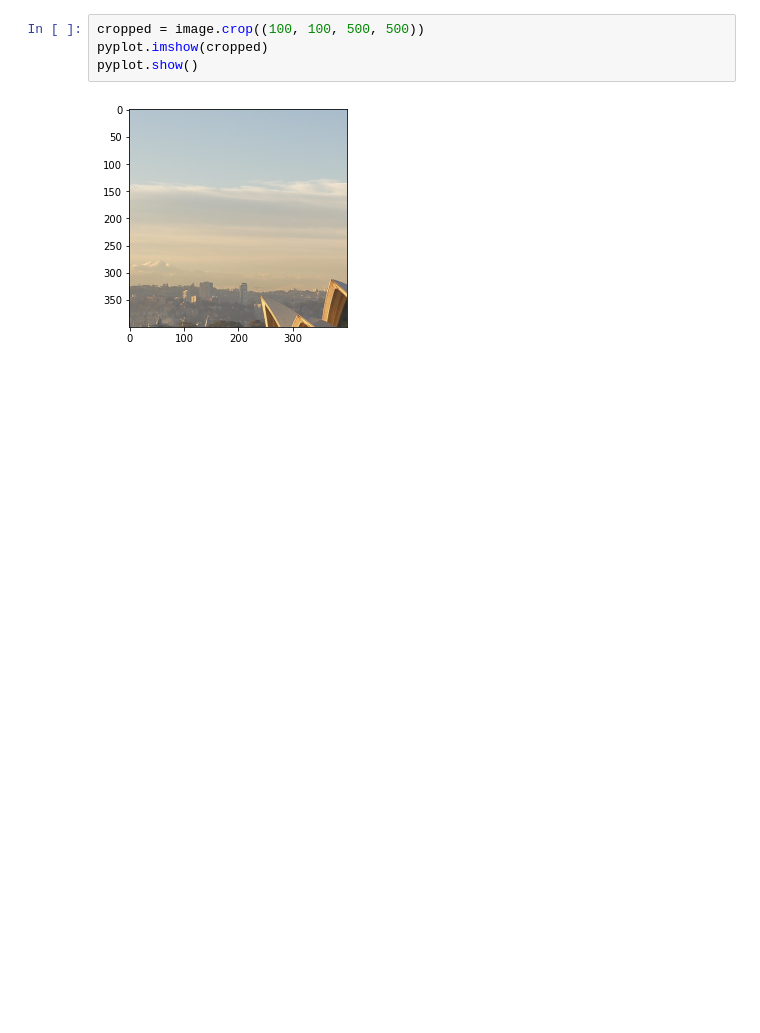
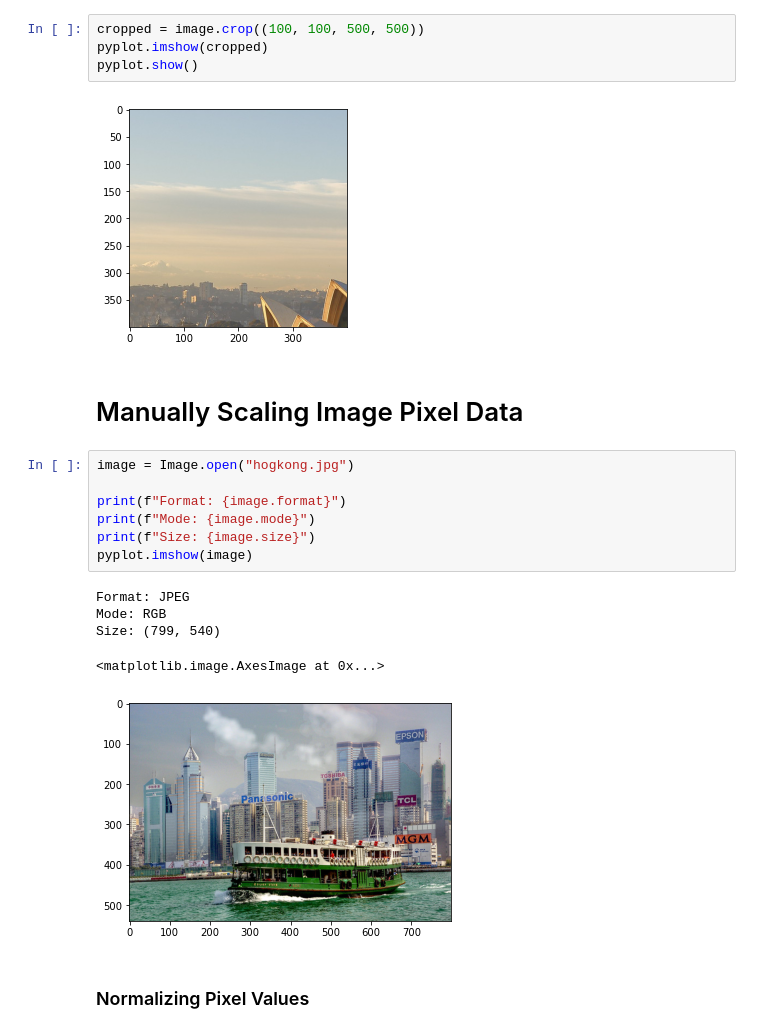
Before and after one commit to ben-wycliff/Deep-Learning, a Jupyter notebook: computer vision/Image Manipulation/ImageManipulation.ipynb, the cells around one changed output. Cells and saved outputs as stored; diff of their text form; blank space fills up the shorter version.

Commit message:
Centering pixel values

```diff
--- a/computer vision/Image Manipulation/ImageManipulation.ipynb
+++ b/computer vision/Image Manipulation/ImageManipulation.ipynb
@@ -136,3 +136,20 @@ pyplot.imshow(cropped)
 pyplot.show()
 # %% [output]
 [figure]
+# %% [markdown]
+# Manually Scaling Image Pixel Data
+# %%
+image = Image.open("hogkong.jpg")
+
+print(f"Format: {image.format}")
+print(f"Mode: {image.mode}")
+print(f"Size: {image.size}")
+pyplot.imshow(image)
+# %% [output]
+Format: JPEG
+Mode: RGB
+Size: (799, 540)
+<matplotlib.image.AxesImage at 0x...>
+[figure, added]
+# %% [markdown]
+### Normalizing Pixel Values
```
Also changed, not shown: parts of 8 cells of this notebook, 1 other file.
